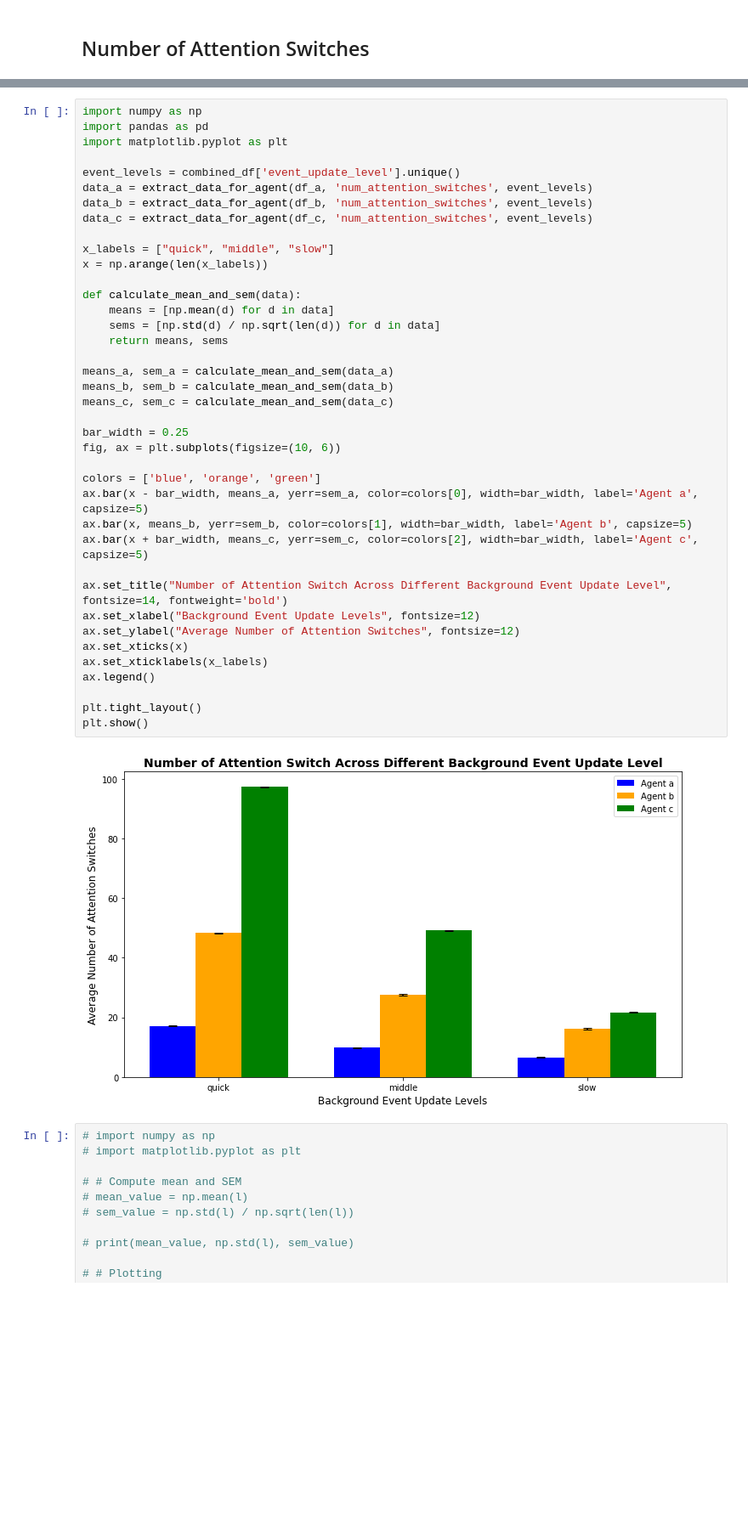
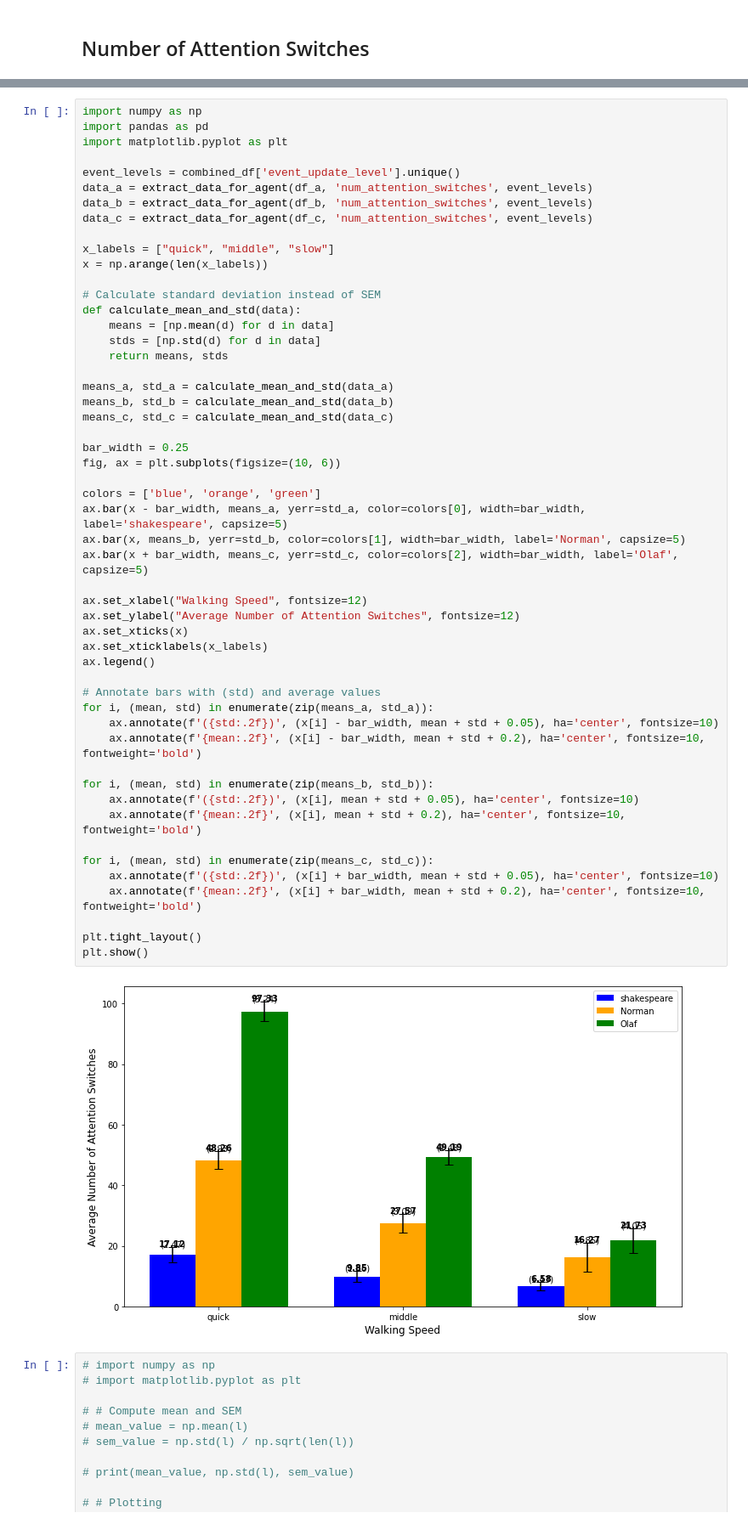
Before and after one commit to BaiYunpeng1949/heads-up-multitasker, a Jupyter notebook: hrl/envs/supervisory_control/results/Figure Drawer Supervisory Control Simulation Results.ipynb, the cells around one changed output, grey strips where cells are left out. Shown at 85% size. Saved outputs shown, nothing was run; the diff lists cells and outputs as text; blank space fills up the shorter version.

```diff
--- a/hrl/envs/supervisory_control/results/Figure Drawer Supervisory Control Simulation Results.ipynb
+++ b/hrl/envs/supervisory_control/results/Figure Drawer Supervisory Control Simulation Results.ipynb
@@ -92,44 +92,57 @@ plt.show()
 # %%
 import numpy as np
 import pandas as pd
 import matplotlib.pyplot as plt
 
 event_levels = combined_df['event_update_level'].unique()
 data_a = extract_data_for_agent(df_a, 'num_attention_switches', event_levels)
 data_b = extract_data_for_agent(df_b, 'num_attention_switches', event_levels)
 data_c = extract_data_for_agent(df_c, 'num_attention_switches', event_levels)
 
 x_labels = ["quick", "middle", "slow"]
 x = np.arange(len(x_labels))
 
-def calculate_mean_and_sem(data):
+# Calculate standard deviation instead of SEM
+def calculate_mean_and_std(data):
     means = [np.mean(d) for d in data]
-    sems = [np.std(d) / np.sqrt(len(d)) for d in data]
-    return means, sems
+    stds = [np.std(d) for d in data]
+    return means, stds
 
-means_a, sem_a = calculate_mean_and_sem(data_a)
-means_b, sem_b = calculate_mean_and_sem(data_b)
-means_c, sem_c = calculate_mean_and_sem(data_c)
+means_a, std_a = calculate_mean_and_std(data_a)
+means_b, std_b = calculate_mean_and_std(data_b)
+means_c, std_c = calculate_mean_and_std(data_c)
 
 bar_width = 0.25
 fig, ax = plt.subplots(figsize=(10, 6))
 
 colors = ['blue', 'orange', 'green']
-ax.bar(x - bar_width, means_a, yerr=sem_a, color=colors[0], width=bar_width, label='Agent a', capsize=5)
-ax.bar(x, means_b, yerr=sem_b, color=colors[1], width=bar_width, label='Agent b', capsize=5)
-ax.bar(x + bar_width, means_c, yerr=sem_c, color=colors[2], width=bar_width, label='Agent c', capsize=5)
+ax.bar(x - bar_width, means_a, yerr=std_a, color=colors[0], width=bar_width, label='shakespeare', capsize=5)
+ax.bar(x, means_b, yerr=std_b, color=colors[1], width=bar_width, label='Norman', capsize=5)
+ax.bar(x + bar_width, means_c, yerr=std_c, color=colors[2], width=bar_width, label='Olaf', capsize=5)
 
-ax.set_title("Number of Attention Switch Across Different Background Event Update Level", fontsize=14, fontweight='bold')
-ax.set_xlabel("Background Event Update Levels", fontsize=12)
+ax.set_xlabel("Walking Speed", fontsize=12)
 ax.set_ylabel("Average Number of Attention Switches", fontsize=12)
 ax.set_xticks(x)
 ax.set_xticklabels(x_labels)
 ax.legend()
 
+# Annotate bars with (std) and average values
+for i, (mean, std) in enumerate(zip(means_a, std_a)):
+    ax.annotate(f'({std:.2f})', (x[i] - bar_width, mean + std + 0.05), ha='center', fontsize=10)
+    ax.annotate(f'{mean:.2f}', (x[i] - bar_width, mean + std + 0.2), ha='center', fontsize=10, fontweight='bold')
+
+for i, (mean, std) in enumerate(zip(means_b, std_b)):
+    ax.annotate(f'({std:.2f})', (x[i], mean + std + 0.05), ha='center', fontsize=10)
+    ax.annotate(f'{mean:.2f}', (x[i], mean + std + 0.2), ha='center', fontsize=10, fontweight='bold')
+
+for i, (mean, std) in enumerate(zip(means_c, std_c)):
+    ax.annotate(f'({std:.2f})', (x[i] + bar_width, mean + std + 0.05), ha='center', fontsize=10)
+    ax.annotate(f'{mean:.2f}', (x[i] + bar_width, mean + std + 0.2), ha='center', fontsize=10, fontweight='bold')
+
 plt.tight_layout()
 plt.show()
 # %% [output]
-[figure, old version]
+[figure, new version]
 # %%
 # import numpy as np
 # import matplotlib.pyplot as plt
```
Also changed, not shown: parts of 2 cells of this notebook, 3 other files.
